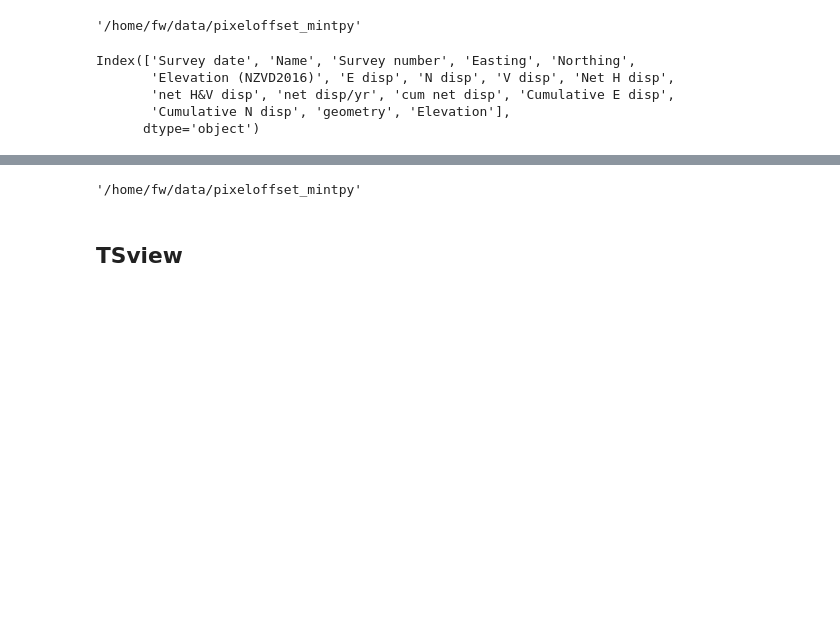
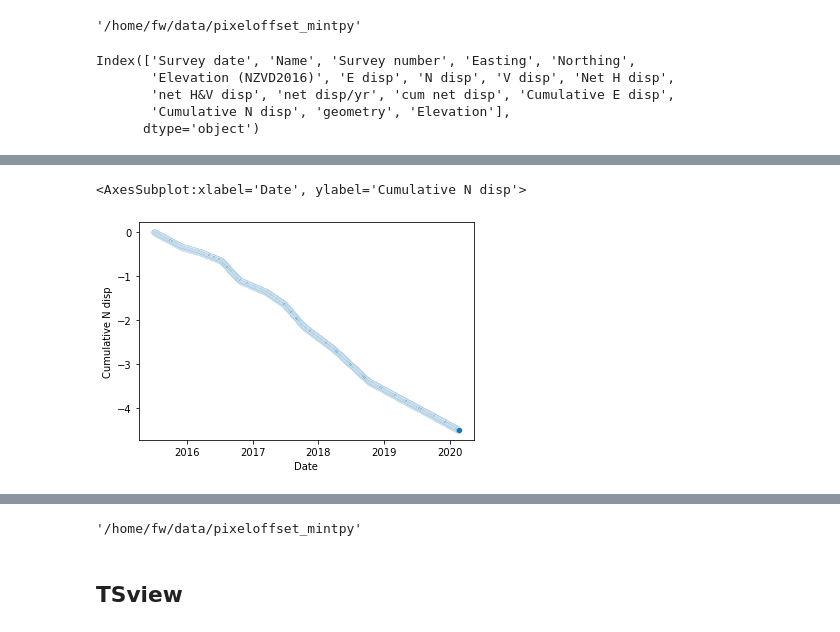
Before and after one commit to forrestfwilliams/pixeloffset_mintpy, a Jupyter notebook: ground_truth.ipynb, the cells around one changed output, grey strips where cells are left out. Cells and saved outputs as stored; diff of their text form; code cells hidden in the pictures; blank space fills up the shorter version.

```diff
--- a/ground_truth.ipynb
+++ b/ground_truth.ipynb
@@ -138,6 +143,28 @@ reading timeseries data from file: ../upper_poroa/timeseriesRg.h5 ...
 # %%
 pegs_merge = pegs[['Survey date', 'Cumulative E disp', 'Cumulative N disp', 'Name']].copy()
 pegs_merge = pegs_merge.rename(columns={'Survey date':'Date'})
+pegs_merge['Date'] = pegs_merge['Date'].astype('datetime64[ns]')
 pegs_merge['Source'] = 'gps'
+pegs_merge = pegs_merge.sort_values(['Name','Date']).reset_index(drop=True)
+# %%
+# df.groupby('filename').apply(lambda group: group.interpolate(method='index'))
+pegs_interp = pd.DataFrame()
+for p in pegs_merge.Name.unique():
+    peg = pegs_merge.loc[pegs_merge['Name']==p].copy()
+    peg['Time'] = (peg['Date'] - peg['Date'].min()).dt.days
+
+    date_range = pd.date_range(start=peg.Date.min(), end=peg.Date.max(), freq='D')
+    interp = pd.DataFrame({'Date':date_range,
+                          'Name':p,
+                          'Source':'gps'})
+    interp['Time'] = (interp['Date'] - interp['Date'].min()).dt.days
+
+    for d in ['N', 'E']:
+        f = interpolate.interp1d(peg['Time'], peg[f'Cumulative {d} disp'])
+        interp[f'Cumulative {d} disp'] = f(interp['Time'])
+
+    pegs_interp = pegs_interp.append(interp).reset_index(drop=True)
+
+pegs_interp = pegs_interp.sort_values(['Name','Date']).reset_index(drop=True).drop('Time',axis=1)
 # %%
 comparison = cosicorr.append(pegs_merge)
@@ -145 +250,6 @@ comparison.to_csv('peg_data/comparsion_median.csv')
+# %%
+sns.scatterplot(data=pegs_interp.loc[pegs_interp['Name']=='Peg 11'],x='Date',y='Cumulative N disp')
+# %% [output]
+<AxesSubplot:xlabel='Date', ylabel='Cumulative N disp'>
+[figure, added]
 # %%
```
Also changed, not shown: parts of 10 cells of this notebook, 8 other files.
